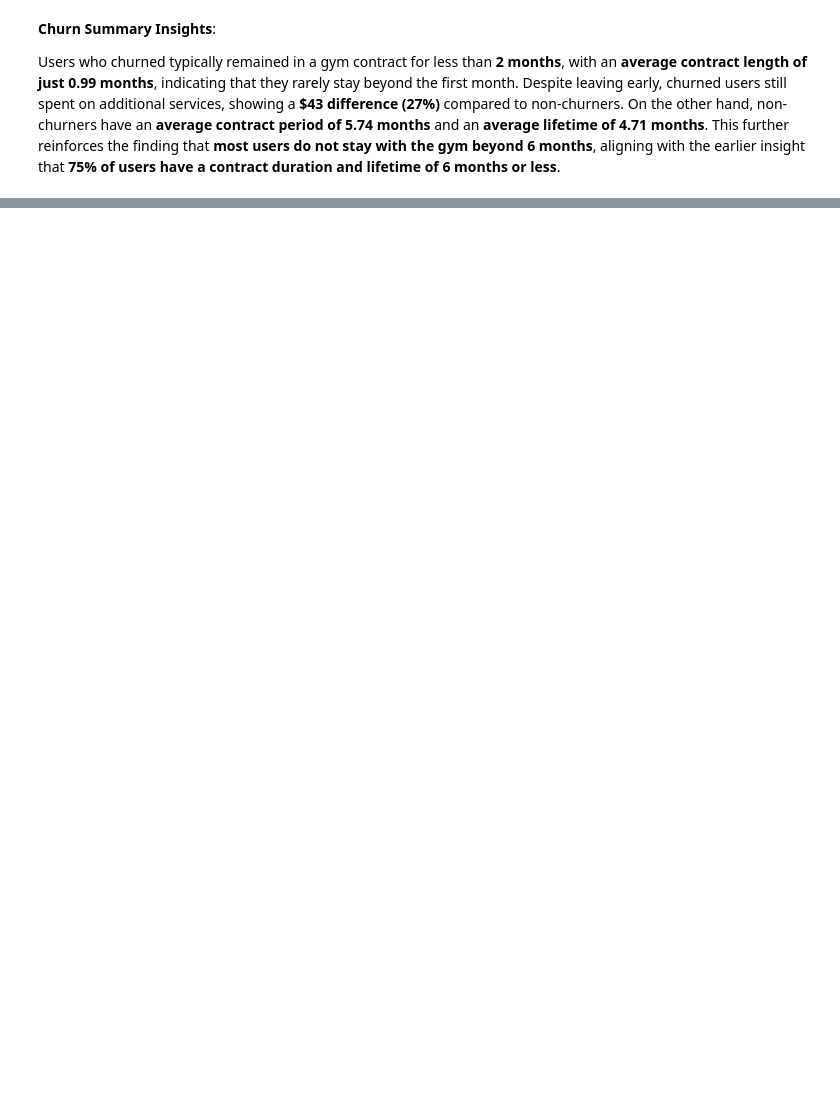
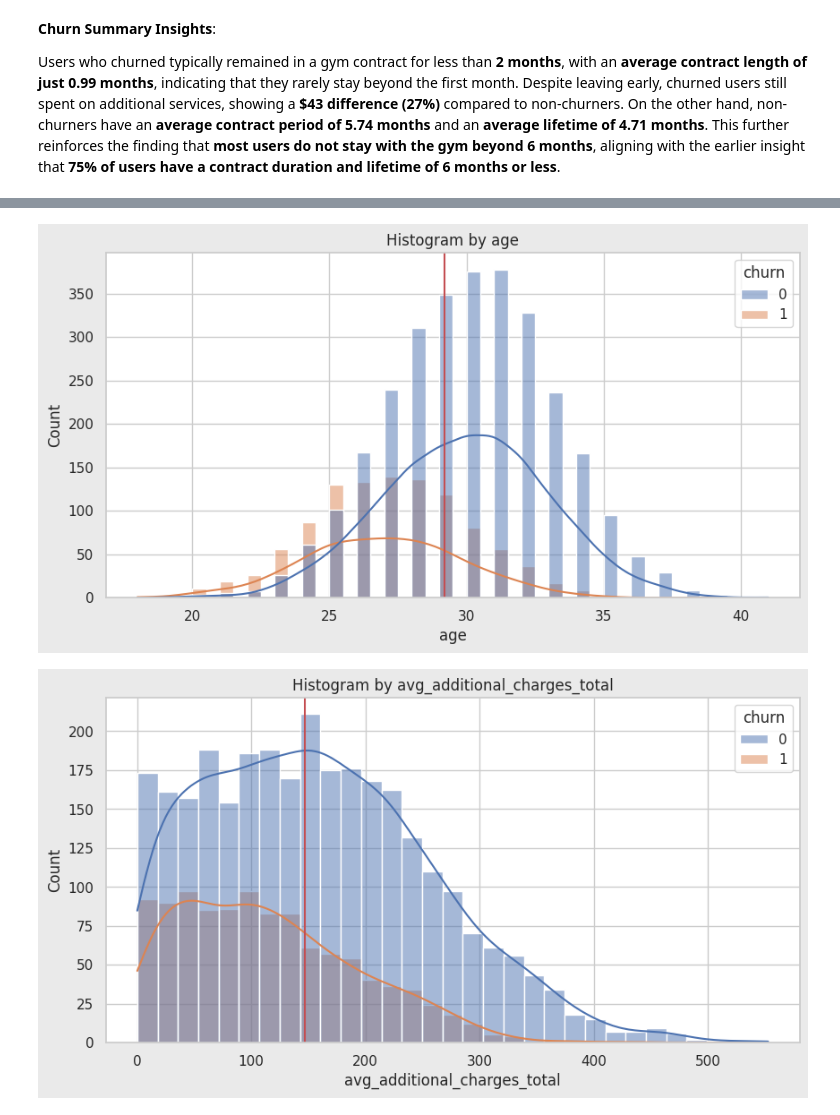
Before and after one commit to bhutto17/Fitness-Center-Retention-Analysis, a Jupyter notebook: Fitness_Center_Retention_Analysis.ipynb, the cells around one changed output, grey strips where cells are left out. Drawn from its saved outputs; the diff is of its cells as text; code cells hidden in the pictures; blank space fills up the shorter version.

```diff
--- a/Fitness_Center_Retention_Analysis.ipynb
+++ b/Fitness_Center_Retention_Analysis.ipynb
@@ -145,0 +172,12 @@ Users who churned typically remained in a gym contract for less than **2 months*
+# %%
+for col in columns_to_plot:
+    mean=gym_data[col].mean()
+    fig, ax = plt.subplots(figsize=(10,5),facecolor=facecolor)
+    sns.histplot(data=gym_data, x=col, hue='churn', kde=True, ax=ax)
+    plt.axvline(mean, color='r', linestyle='-', linewidth=1.5)
+    title = f'Histogram by {col}'
+    ax.set_title(title)
+    plt.show()
+# %% [output]
+[figure, added]
+[figure, added]
```
Also changed, not shown: parts of 4 cells of this notebook.
